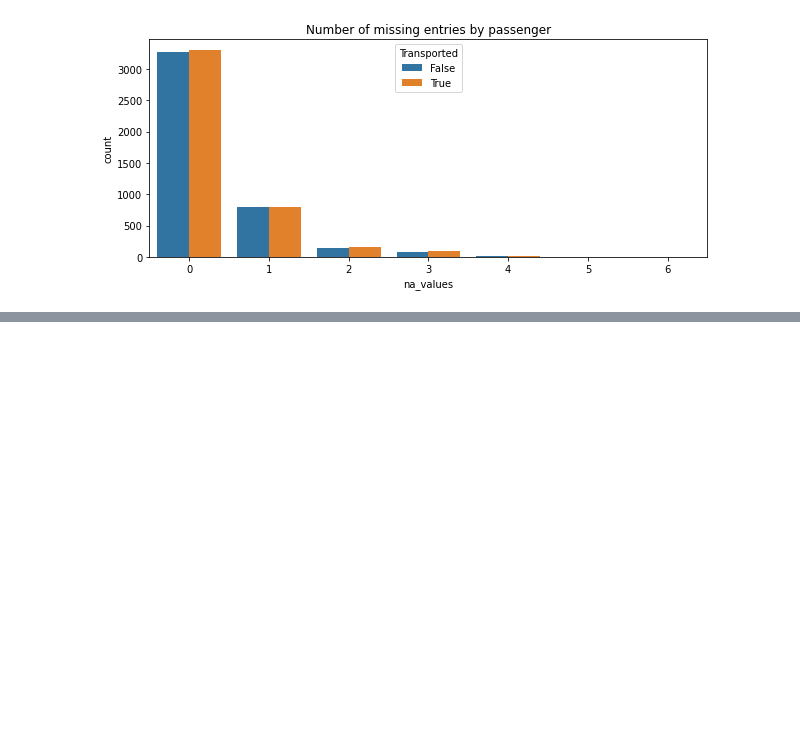
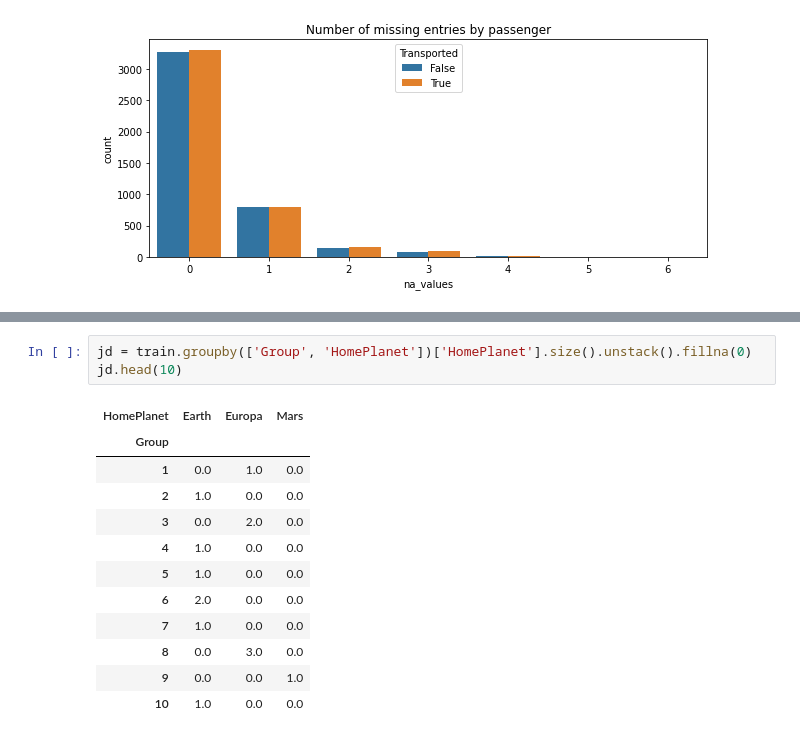
Before and after one commit to danielsaiger1/Data_Analytics, a Jupyter notebook: spaceship-titanic.ipynb, the cells around one changed output, grey strips where cells are left out. Drawn from its saved outputs; the diff is of its cells as text; blank space fills up the shorter version.

```diff
--- a/spaceship-titanic.ipynb
+++ b/spaceship-titanic.ipynb
@@ -586,0 +597,16 @@ train.drop('na_values', axis=1, inplace=True)
+# %%
+jd = train.groupby(['Group', 'HomePlanet'])['HomePlanet'].size().unstack().fillna(0)
+jd.head(10)
+# %% [output]
+| HomePlanet | Earth | Europa | Mars |
+| Group |  |  |  |
+| 1 | 0.0 | 1.0 | 0.0 |
+| 2 | 1.0 | 0.0 | 0.0 |
+| 3 | 0.0 | 2.0 | 0.0 |
+| 4 | 1.0 | 0.0 | 0.0 |
+| 5 | 1.0 | 0.0 | 0.0 |
+| 6 | 2.0 | 0.0 | 0.0 |
+| 7 | 1.0 | 0.0 | 0.0 |
+| 8 | 0.0 | 3.0 | 0.0 |
+| 9 | 0.0 | 0.0 | 1.0 |
+| 10 | 1.0 | 0.0 | 0.0 |
```
Also changed, not shown: parts of 3 cells of this notebook.
